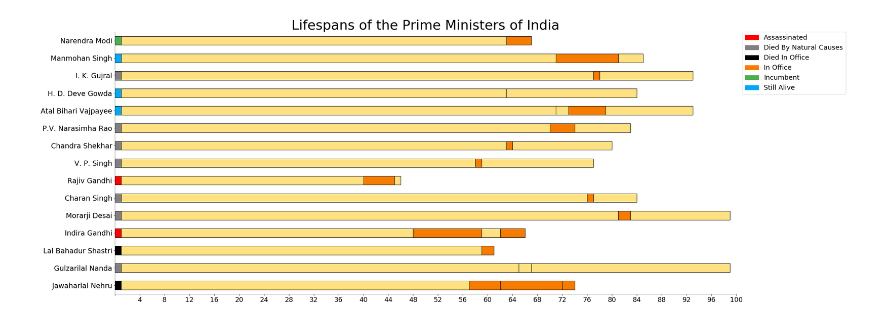
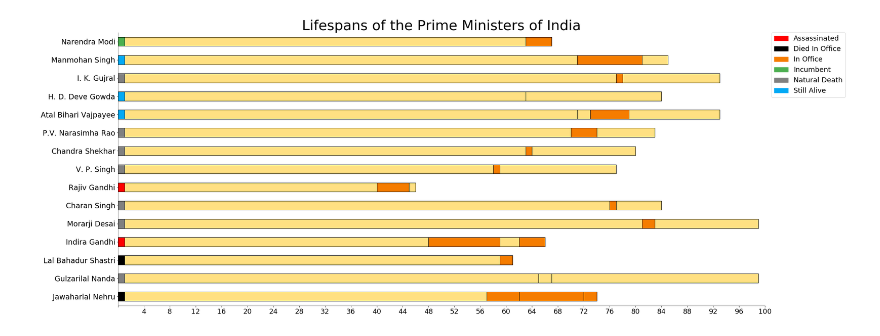
Before and after one commit to stonecharioteer/prime_ministers_of_india, a Jupyter notebook: indian_prime_ministers.ipynb, the cells around one changed output. Drawn from its saved outputs; the diff is of its cells as text; code cells hidden in the pictures.

Commit message:
Modified wording to fit legends.

```diff
--- a/indian_prime_ministers.ipynb
+++ b/indian_prime_ministers.ipynb
@@ -25,7 +25,7 @@ colors = {
     "assassinated":"red",
     "still alive":"#03A9F4",
     "died in office": "black",
-    "died by natural causes": "grey",
+    "natural death": "grey",
     "in office":"#F57C00"
 }
 
@@ -71,32 +71,32 @@ for i, pm in enumerate(pm_age_df["Name"]):
     pm_terms_df = table.loc[table["Name"] == pm]
 
     for ix, row in pm_terms_df.iterrows():
         ax.barh(bottom=i,height=0.5, left=row["age_term_start"], width=row["age_term_end"]-row["age_term_start"], color=colors["in office"], edgecolor=edgecolor)
         if row["Mode of Death"] == "Assassination":
             stat_color = colors["assassinated"] # assassinated
         elif pd.isnull(row["Date of Death"]):
             if not pd.isnull(row["Term End"]):
                 stat_color=colors["still alive"] # Still Alive
             else:
                 stat_color = colors["incumbent"] # Incumbent
         else:
             if row["Mode of Death"] != "Assassination" and row["Term End"] == row["Date of Death"]:
                 stat_color = colors["died in office"] # died in office.
             else:
-                stat_color = colors["died by natural causes"]
+                stat_color = colors["natural death"]
     ax.barh(bottom=i, height=0.5, left=0, width=1, color=stat_color, edgecolor=edgecolor)
 xlims = ax.set_xlim(right=100)
 
 handles = []
 for key in sorted(colors.keys()):
     patch = mpatches.Patch(color=colors[key], label=key.title(), edgecolor="black")
     handles.append(patch)
 plt.legend(handles=handles, fontsize=18, bbox_to_anchor=(1.01, 1), loc=2, borderaxespad=0.)
 ax.spines['top'].set_visible(False)
 ax.spines['right'].set_visible(False)
 ax.spines['bottom'].set_linewidth(0.5)
 ax.spines['left'].set_linewidth(0.5)
 
 plt.savefig("primeministers.png",dpi=220)
 # %% [output]
-[figure, old version]
+[figure, new version]
```
Also changed, not shown: 1 other file.
